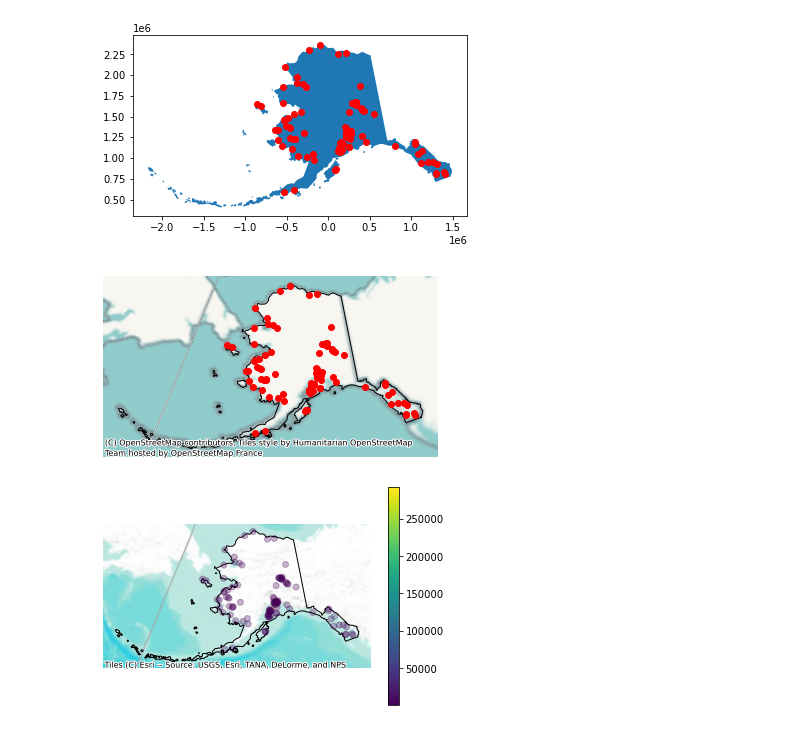
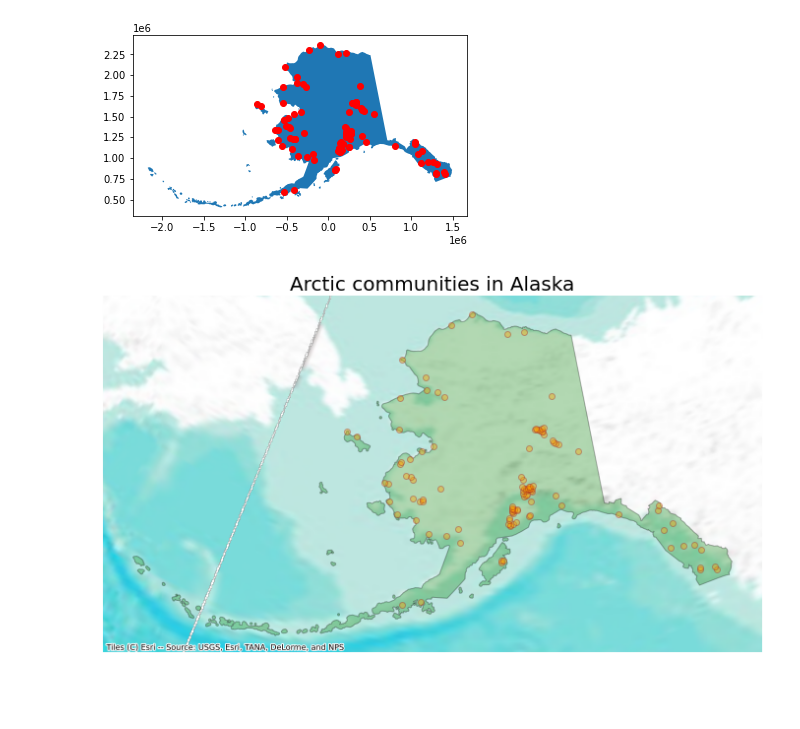
Before and after one commit to carmengg/eds-220-book, a Jupyter notebook: drafts-lectures/lesson-13-clip.ipynb, the cells around one changed output. Drawn from its saved outputs; the diff is of its cells as text; code cells hidden in the pictures; blank space fills up the shorter version.

```diff
--- a/drafts-lectures/lesson-13-clip.ipynb
+++ b/drafts-lectures/lesson-13-clip.ipynb
@@ -110,36 +110,25 @@ ak_comms.plot(ax=ax, color='red')
 <AxesSubplot:>
 [figure]
 # %%
-# Trouble: not in the same CRS
-# this is cool! but now we are seeing all Arctic comms
-fig, ax = plt.subplots()
-# remove the axis box around the map
+fig, ax = plt.subplots(figsize=(12,8))
+# --------------------------
 ax.axis('off')
+ax.set_title('Arctic communities in Alaska',
+             fontsize=20)
+# --------------------------
+alaska.plot(ax=ax,
+            color = 'green',
+            alpha=0.3,
+            edgecolor='black')
+ak_comms.plot(ax=ax,
+              edgecolor='brown',
+              color='orange',
+              alpha=0.4)
 
-alaska.plot(ax=ax, color='none', edgecolor='black')
-ak_comms.plot(ax=ax, color='red')
+# --------------------------
+# add basemap
 ctx.add_basemap(ax,
                 crs=alaska.crs.to_string(),
                  source= ctx.providers.Esri.WorldTerrain)
 # %% [output]
-[figure, old version]
+[figure, new version]
-# %%
-# Trouble: not in the same CRS
-# this is cool! but now we are seeing all Arctic comms
-fig, ax = plt.subplots()
-# remove the axis box around the map
-ax.axis('off')
-
-alaska.plot(ax=ax,
-            color='none',
-            edgecolor='black')
-ak_comms.plot(ax=ax,
-              #column='population',
-              markersize=4,
-              color='pink'
-              legend=True)
-ctx.add_basemap(ax,
-                crs=alaska.crs.to_string(),
-                 source= ctx.providers.Esri.WorldTerrain)
-# %% [output]
-[figure, removed]
```
